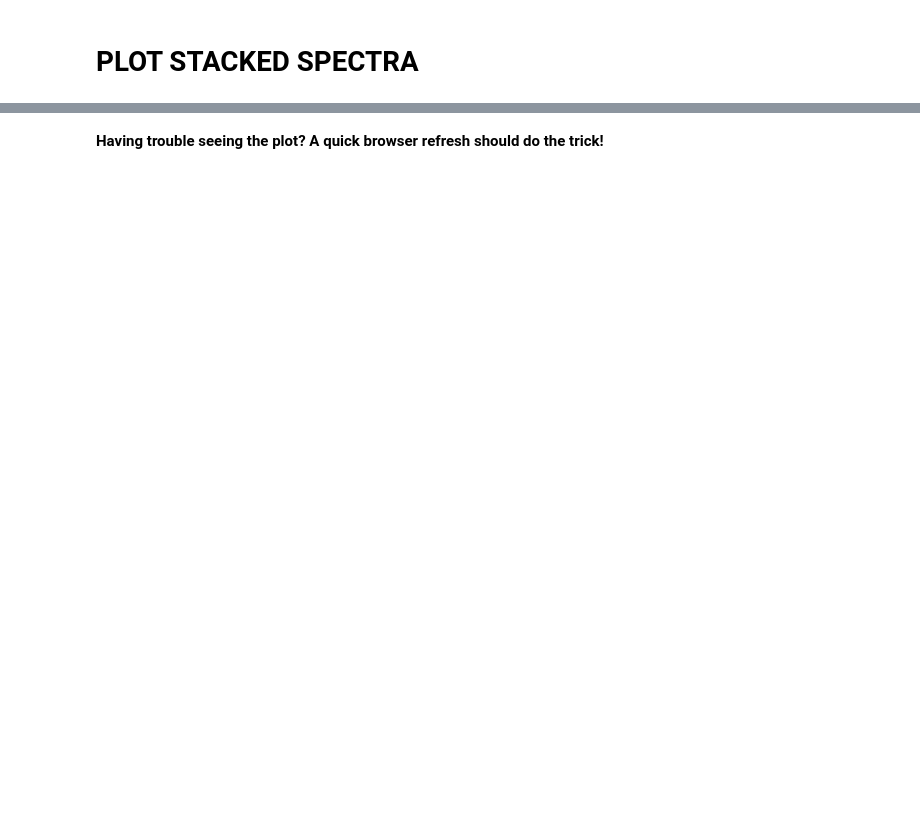
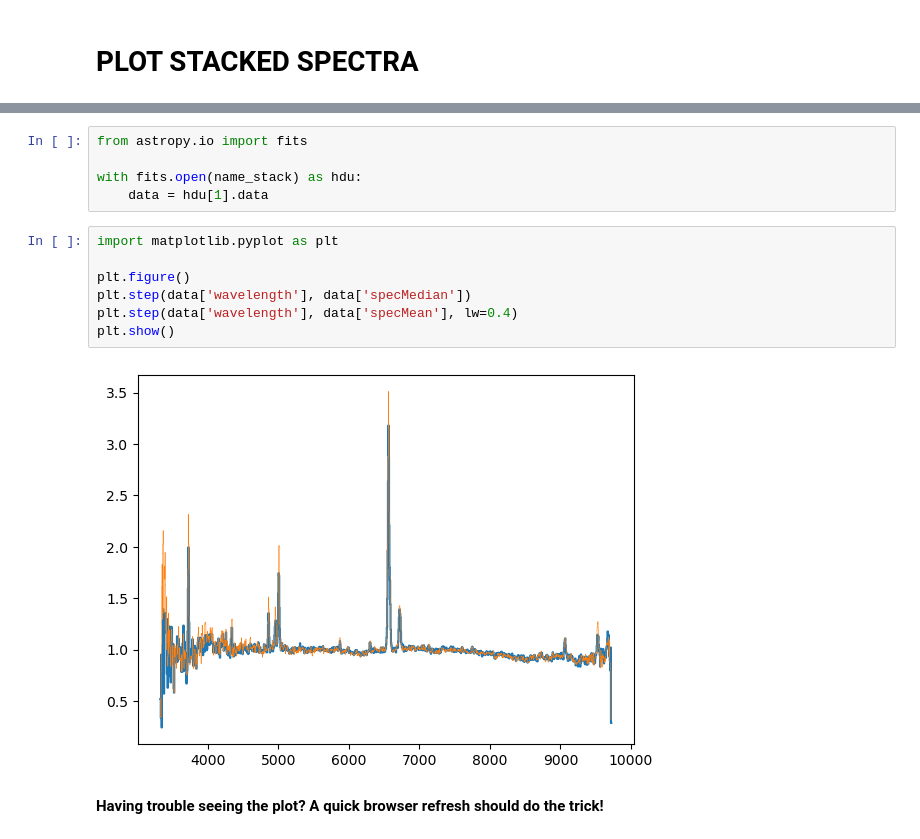
Before and after one commit to squai/SpectraPyle, a Jupyter notebook: project_root/notebooks/plot_helper.ipynb, the cells around one changed output, grey strips where cells are left out. Cells and saved outputs as stored; diff of their text form; blank space fills up the shorter version.

```diff
--- a/project_root/notebooks/plot_helper.ipynb
+++ b/project_root/notebooks/plot_helper.ipynb
@@ -14,2 +17,16 @@ Plotting /media/team_workspaces/Euclid-spectrum-stacking/STACKSPEC_stable_versio
+# %%
+from astropy.io import fits
+
+with fits.open(name_stack) as hdu:
+    data = hdu[1].data
+# %%
+import matplotlib.pyplot as plt
+
+plt.figure()
+plt.step(data['wavelength'], data['specMedian'])
+plt.step(data['wavelength'], data['specMean'], lw=0.4)
+plt.show()
+# %% [output]
+[figure, added]
 # %% [markdown]
 **Having trouble seeing the plot? A quick browser refresh should do the trick!**
```
Also changed, not shown: parts of 2 cells of this notebook, 3 other files.
